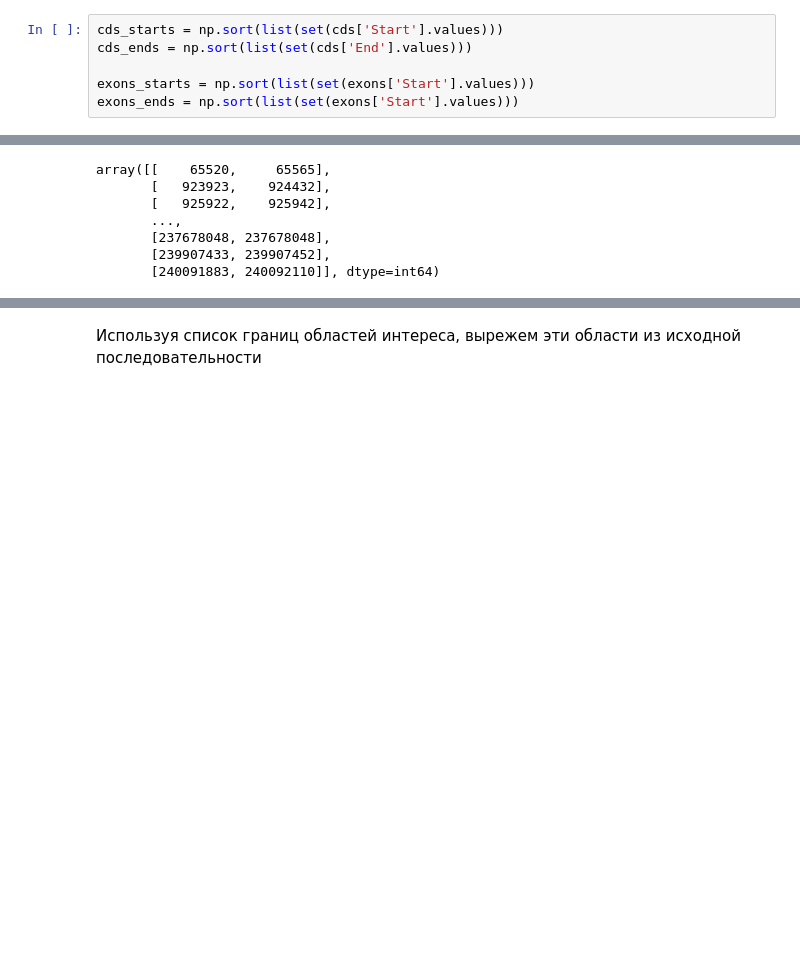
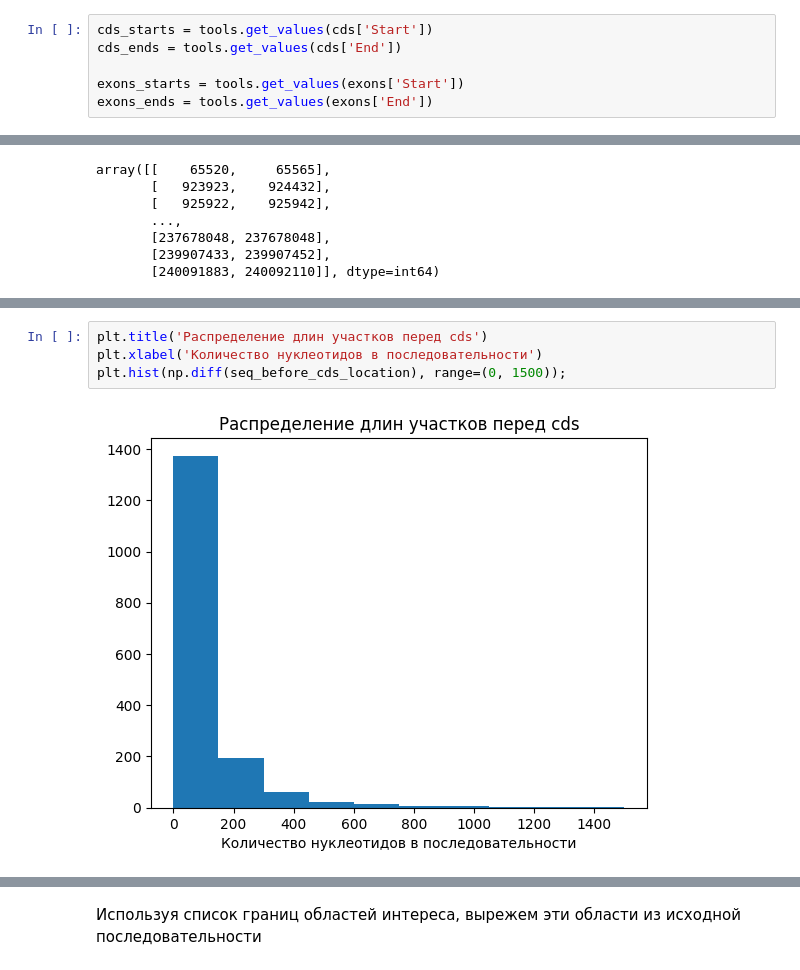
Before and after one commit to polilya/gene_predict_project, a Jupyter notebook: notebooks/data_preprocessing.ipynb, the cells around one changed output, grey strips where cells are left out. Saved outputs shown, nothing was run; the diff lists cells and outputs as text; blank space fills up the shorter version.

```diff
--- a/notebooks/data_preprocessing.ipynb
+++ b/notebooks/data_preprocessing.ipynb
@@ -34,9 +45,9 @@ exons.head()
 # %% [markdown]
 Выделение границ экзонов и кодирующих последовательностей
 # %%
-cds_starts = np.sort(list(set(cds['Start'].values)))
-cds_ends = np.sort(list(set(cds['End'].values)))
+cds_starts = tools.get_values(cds['Start'])
+cds_ends = tools.get_values(cds['End'])
 
-exons_starts = np.sort(list(set(exons['Start'].values)))
-exons_ends = np.sort(list(set(exons['Start'].values)))
+exons_starts = tools.get_values(exons['Start'])
+exons_ends = tools.get_values(exons['End'])
 # %% [markdown]
@@ -73,0 +104,6 @@ array([[    65520,     65565],
+# %%
+plt.title('Распределение длин участков перед cds')
+plt.xlabel('Количество нуклеотидов в последовательности')
+plt.hist(np.diff(seq_before_cds_location), range=(0, 1500));
+# %% [output]
+[figure, added]
```
Also changed, not shown: parts of 35 cells of this notebook, 12 other files.
